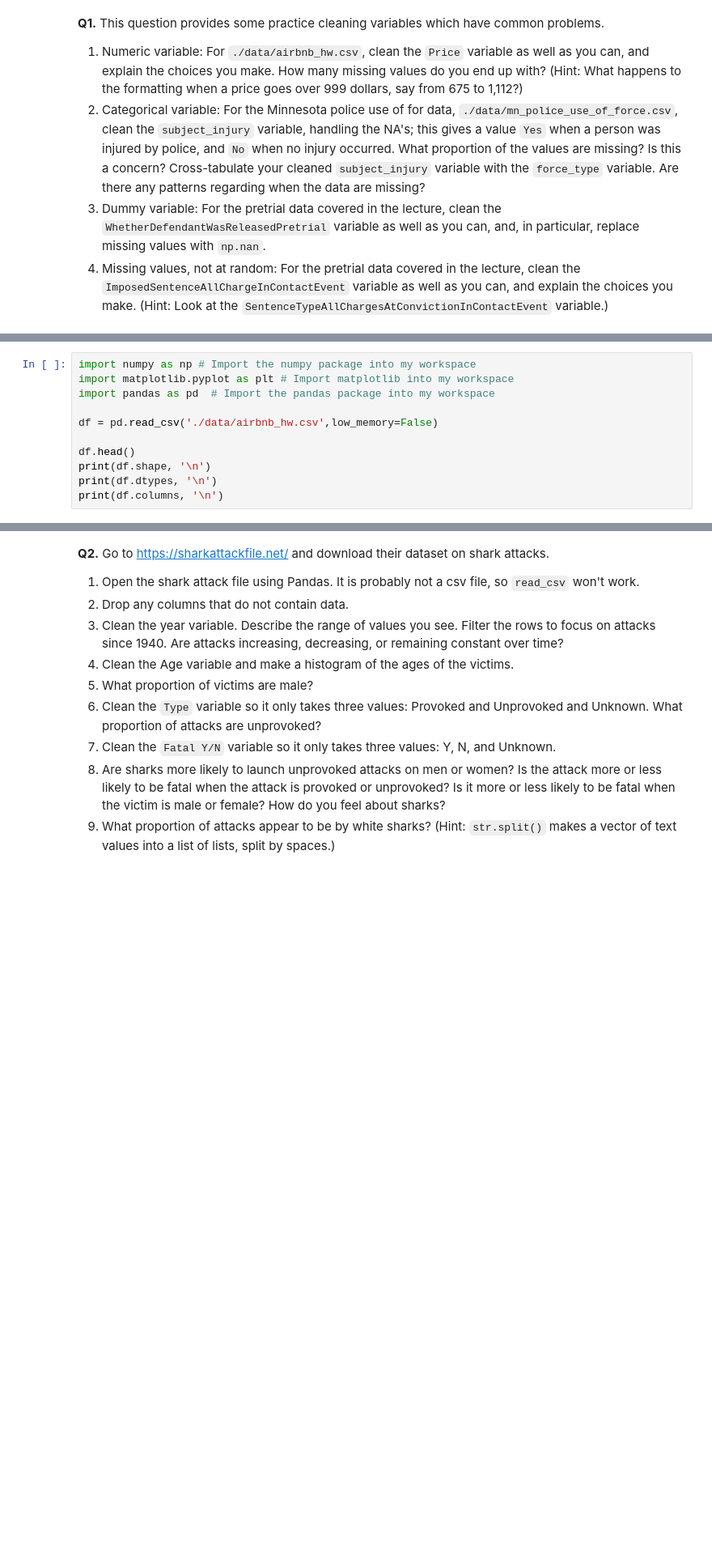
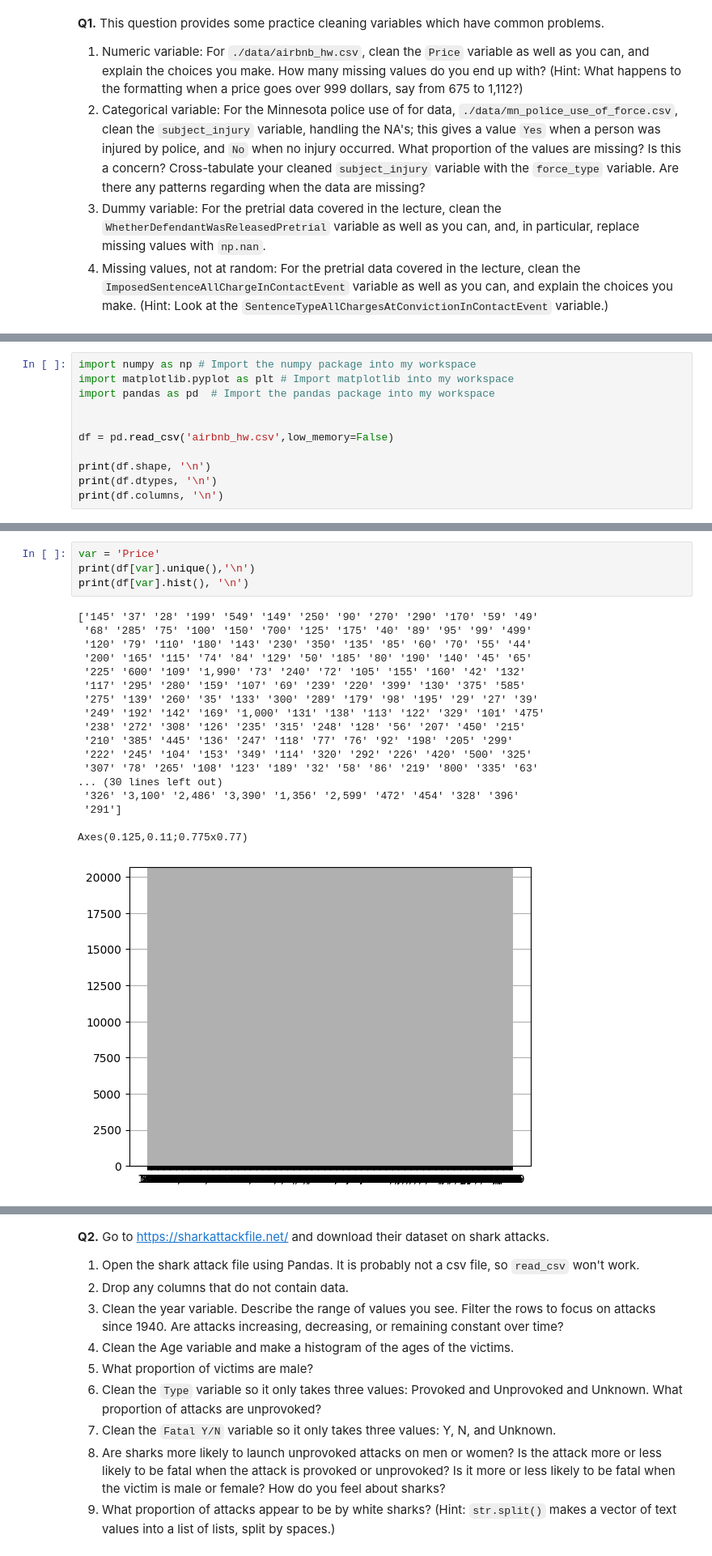
Before and after one commit to ananya-balach/DS-wrangling-fork, a Jupyter notebook: assignment/assignment.ipynb, the cells around one changed output, grey strips where cells are left out. Shown: that part at 81% size. Cells and saved outputs as stored; diff of their text form; blank space fills up the shorter version.

```diff
--- a/assignment/assignment.ipynb
+++ b/assignment/assignment.ipynb
@@ -11,9 +17,9 @@ import numpy as np # Import the numpy package into my workspace
 import matplotlib.pyplot as plt # Import matplotlib into my workspace
 import pandas as pd  # Import the pandas package into my workspace
 
-df = pd.read_csv('./data/airbnb_hw.csv',low_memory=False)
 
-df.head()
+df = pd.read_csv('airbnb_hw.csv',low_memory=False)
+
 print(df.shape, '\n')
 print(df.dtypes, '\n')
 print(df.columns, '\n')
@@ -21,0 +44,23 @@ FileNotFoundError: [Errno 2] No such file or directory: './data/airbnb_hw.csv'
+# %%
+var = 'Price'
+print(df[var].unique(),'\n')
+print(df[var].hist(), '\n')
+# %% [output]
+['145' '37' '28' '199' '549' '149' '250' '90' '270' '290' '170' '59' '49'
+ '68' '285' '75' '100' '150' '700' '125' '175' '40' '89' '95' '99' '499'
+ '120' '79' '110' '180' '143' '230' '350' '135' '85' '60' '70' '55' '44'
+ '200' '165' '115' '74' '84' '129' '50' '185' '80' '190' '140' '45' '65'
+ '225' '600' '109' '1,990' '73' '240' '72' '105' '155' '160' '42' '132'
+ '117' '295' '280' '159' '107' '69' '239' '220' '399' '130' '375' '585'
+ '275' '139' '260' '35' '133' '300' '289' '179' '98' '195' '29' '27' '39'
+ '249' '192' '142' '169' '1,000' '131' '138' '113' '122' '329' '101' '475'
+ '238' '272' '308' '126' '235' '315' '248' '128' '56' '207' '450' '215'
+ '210' '385' '445' '136' '247' '118' '77' '76' '92' '198' '205' '299'
+ '222' '245' '104' '153' '349' '114' '320' '292' '226' '420' '500' '325'
+ '307' '78' '265' '108' '123' '189' '32' '58' '86' '219' '800' '335' '63'
+... (30 lines left out)
+ '326' '3,100' '2,486' '3,390' '1,356' '2,599' '472' '454' '328' '396'
+ '291']
+
+Axes(0.125,0.11;0.775x0.77)
+[figure, added]
```
Also changed, not shown: parts of 4 cells of this notebook.
